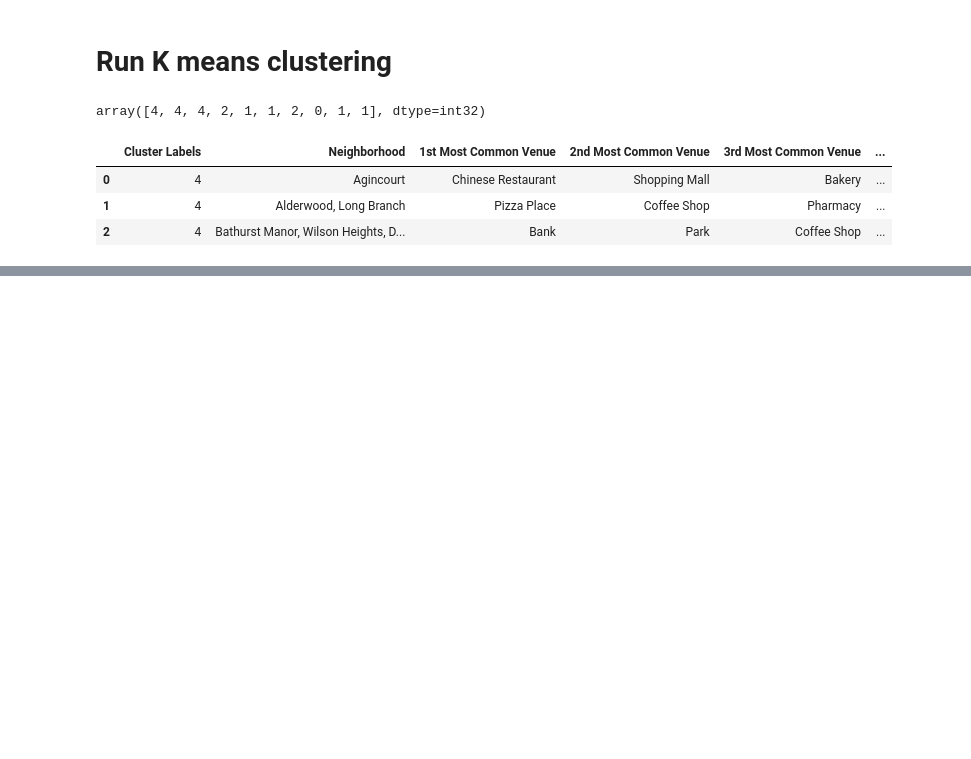
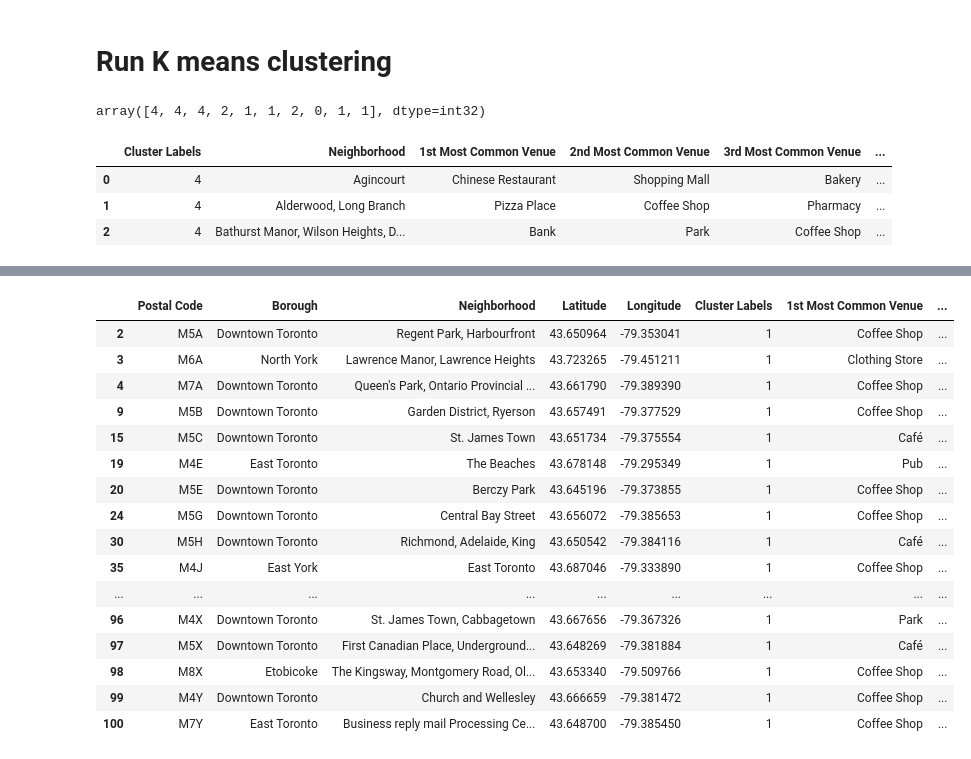
Before and after one commit to dkarris/Coursera_Capstone, a Jupyter notebook: Capstone_Project.ipynb, the cells around one changed output, grey strips where cells are left out. Saved outputs shown, nothing was run; the diff lists cells and outputs as text; code cells hidden in the pictures; blank space fills up the shorter version.

Commit message:
added k-means clustering

```diff
--- a/Capstone_Project.ipynb
+++ b/Capstone_Project.ipynb
@@ -580,0 +593,20 @@ df_mapped_full
+# %%
+df_mapped_full.loc[df_mapped_full['Cluster Labels'] == 1]
+# %% [output]
+|  | Postal Code | Borough | Neighborhood | Latitude | Longitude | Cluster Labels | 1st Most Common Venue | ... |
+| 2 | M5A | Downtown Toronto | Regent Park, Harbourfront | 43.650964 | -79.353041 | 1 | Coffee Shop | ... |
+| 3 | M6A | North York | Lawrence Manor, Lawrence Heights | 43.723265 | -79.451211 | 1 | Clothing Store | ... |
+| 4 | M7A | Downtown Toronto | Queen's Park, Ontario Provincial ... | 43.661790 | -79.389390 | 1 | Coffee Shop | ... |
+| 9 | M5B | Downtown Toronto | Garden District, Ryerson | 43.657491 | -79.377529 | 1 | Coffee Shop | ... |
+| 15 | M5C | Downtown Toronto | St. James Town | 43.651734 | -79.375554 | 1 | Café | ... |
+| 19 | M4E | East Toronto | The Beaches | 43.678148 | -79.295349 | 1 | Pub | ... |
+| 20 | M5E | Downtown Toronto | Berczy Park | 43.645196 | -79.373855 | 1 | Coffee Shop | ... |
+| 24 | M5G | Downtown Toronto | Central Bay Street | 43.656072 | -79.385653 | 1 | Coffee Shop | ... |
+| 30 | M5H | Downtown Toronto | Richmond, Adelaide, King | 43.650542 | -79.384116 | 1 | Café | ... |
+| 35 | M4J | East York | East Toronto | 43.687046 | -79.333890 | 1 | Coffee Shop | ... |
+| ... | ... | ... | ... | ... | ... | ... | ... | ... |
+| 96 | M4X | Downtown Toronto | St. James Town, Cabbagetown | 43.667656 | -79.367326 | 1 | Park | ... |
+| 97 | M5X | Downtown Toronto | First Canadian Place, Underground... | 43.648269 | -79.381884 | 1 | Café | ... |
+| 98 | M8X | Etobicoke | The Kingsway, Montgomery Road, Ol... | 43.653340 | -79.509766 | 1 | Coffee Shop | ... |
+| 99 | M4Y | Downtown Toronto | Church and Wellesley | 43.666659 | -79.381472 | 1 | Coffee Shop | ... |
+| 100 | M7Y | East Toronto | Business reply mail Processing Ce... | 43.648700 | -79.385450 | 1 | Coffee Shop | ... |
```
Also changed, not shown: parts of 5 cells of this notebook.
